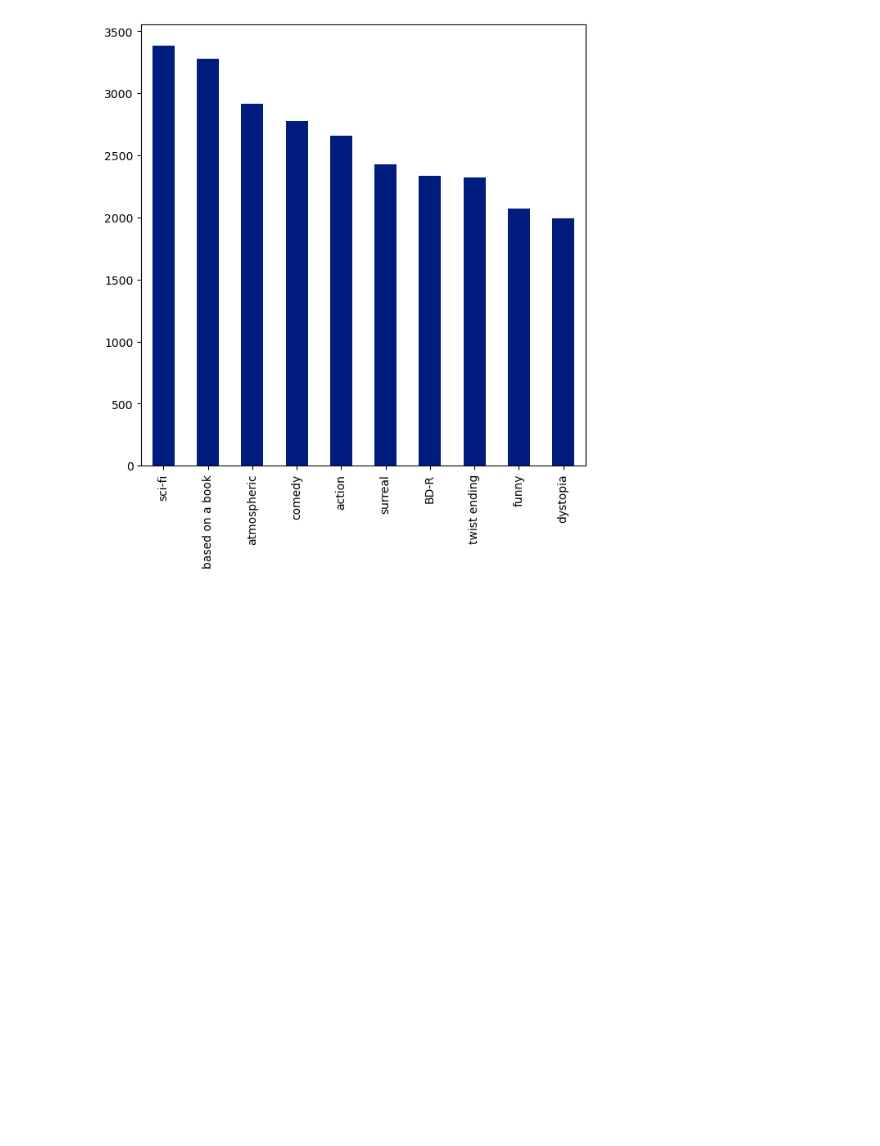
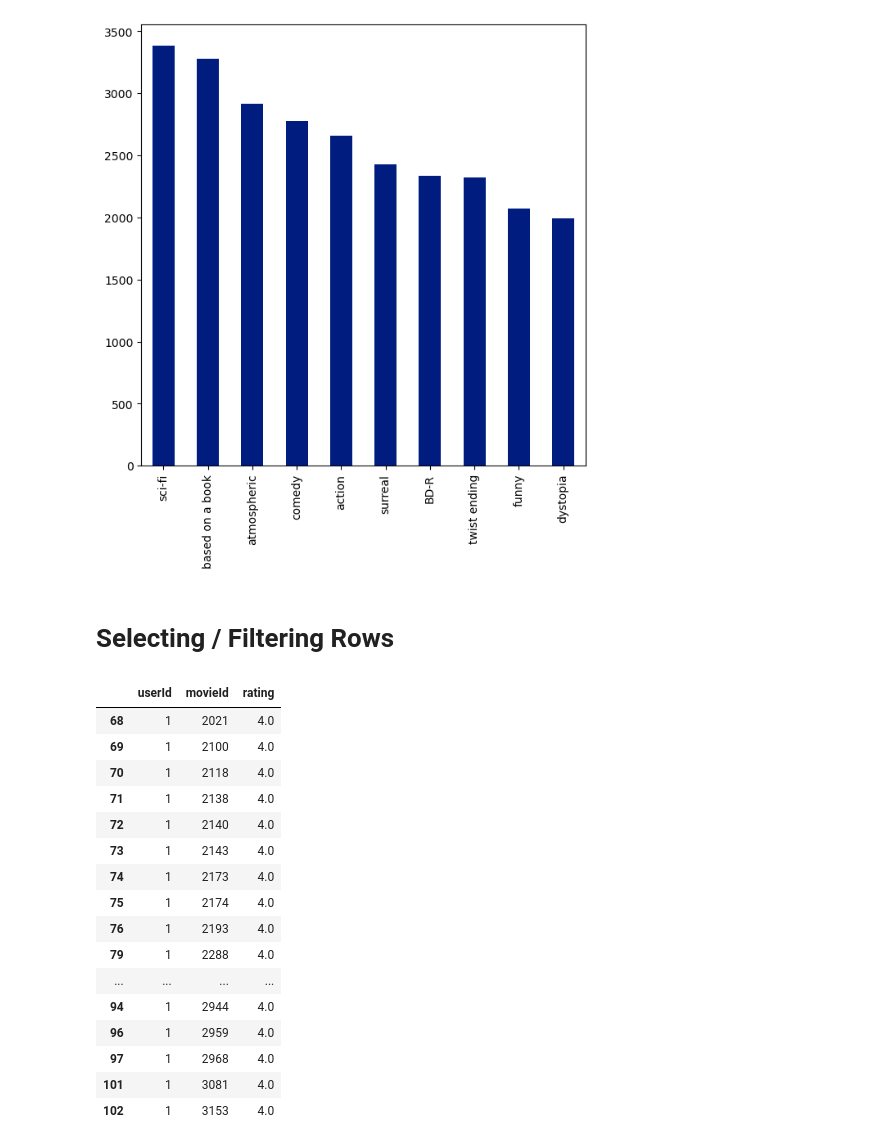
Before and after one commit to AnSardG/Machine_Learning_2022, a Jupyter notebook: Jupyter Exercises/Pandas/movielens.ipynb, the cells around one changed output. Cells and saved outputs as stored; diff of their text form; code cells hidden in the pictures; blank space fills up the shorter version.

```diff
--- a/Jupyter Exercises/Pandas/movielens.ipynb
+++ b/Jupyter Exercises/Pandas/movielens.ipynb
@@ -472,3 +472,26 @@ tag_counts[:10].plot(kind="bar", figsize=(7,7))
 # %% [output]
 <Axes: >
 [figure]
+# %% [markdown]
+# Selecting / Filtering Rows
+# %%
+filter_best = ratings['rating'] >= 4.0
+ratings[filter_best][30:50]
+# %% [output]
+|  | userId | movieId | rating |
+| 68 | 1 | 2021 | 4.0 |
+| 69 | 1 | 2100 | 4.0 |
+| 70 | 1 | 2118 | 4.0 |
+| 71 | 1 | 2138 | 4.0 |
+| 72 | 1 | 2140 | 4.0 |
+| 73 | 1 | 2143 | 4.0 |
+| 74 | 1 | 2173 | 4.0 |
+| 75 | 1 | 2174 | 4.0 |
+| 76 | 1 | 2193 | 4.0 |
+| 79 | 1 | 2288 | 4.0 |
+| ... | ... | ... | ... |
+| 94 | 1 | 2944 | 4.0 |
+| 96 | 1 | 2959 | 4.0 |
+| 97 | 1 | 2968 | 4.0 |
+| 101 | 1 | 3081 | 4.0 |
+| 102 | 1 | 3153 | 4.0 |
```
Also changed, not shown: parts of 10 cells of this notebook.
